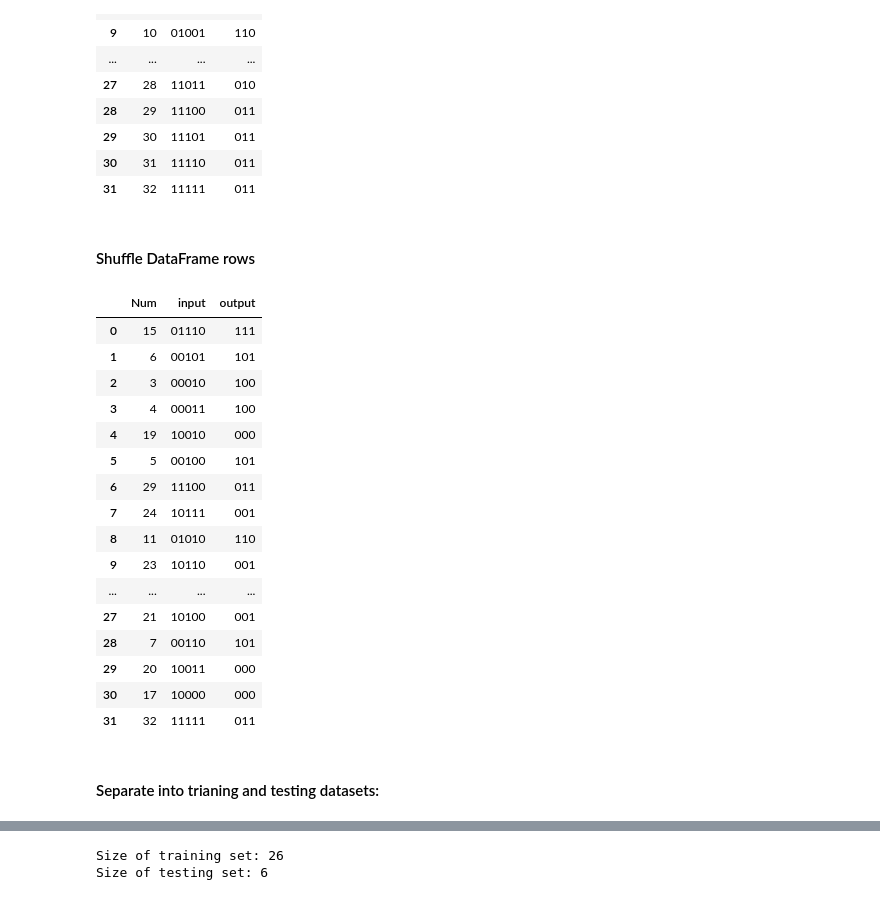
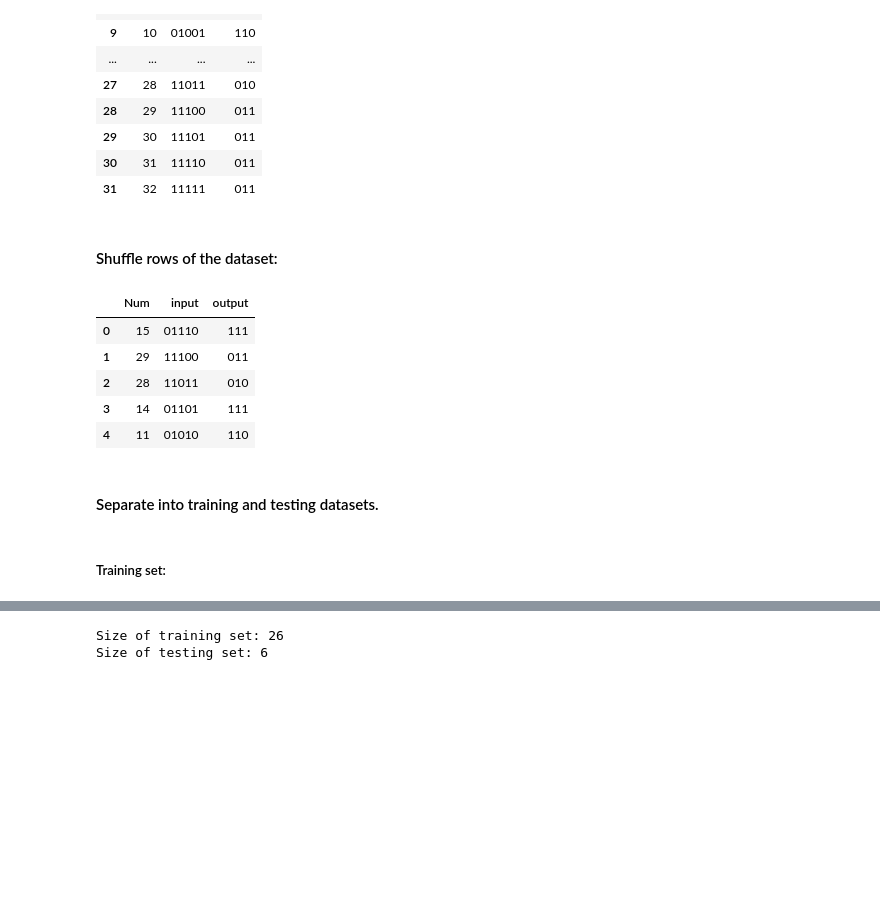
Before and after one commit to DeltSystem32/Multilayer-Perceptron, a Jupyter notebook: CIS3187_Assignment.ipynb, the cells around one changed output, grey strips where cells are left out. Cells and saved outputs as stored; diff of their text form; code cells hidden in the pictures; blank space fills up the shorter version.

```diff
--- a/CIS3187_Assignment.ipynb
+++ b/CIS3187_Assignment.ipynb
@@ -45,29 +82,20 @@ df
 | 30 | 31 | 11110 | 011 |
 | 31 | 32 | 11111 | 011 |
 # %% [markdown]
-#### Shuffle DataFrame rows
+#### Shuffle rows of the dataset:
 # %%
 df = df.sample(frac=1).reset_index(drop=True)
-df
+df.head()
 # %% [output]
 |  | Num | input | output |
 | 0 | 15 | 01110 | 111 |
-| 1 | 6 | 00101 | 101 |
-| 2 | 3 | 00010 | 100 |
-| 3 | 4 | 00011 | 100 |
-| 4 | 19 | 10010 | 000 |
-| 5 | 5 | 00100 | 101 |
-| 6 | 29 | 11100 | 011 |
-| 7 | 24 | 10111 | 001 |
-| 8 | 11 | 01010 | 110 |
-| 9 | 23 | 10110 | 001 |
-| ... | ... | ... | ... |
-| 27 | 21 | 10100 | 001 |
-| 28 | 7 | 00110 | 101 |
-| 29 | 20 | 10011 | 000 |
-| 30 | 17 | 10000 | 000 |
-| 31 | 32 | 11111 | 011 |
+| 1 | 29 | 11100 | 011 |
+| 2 | 28 | 11011 | 010 |
+| 3 | 14 | 01101 | 111 |
+| 4 | 11 | 01010 | 110 |
 # %% [markdown]
-#### Separate into trianing and testing datasets:
+#### Separate into training and testing datasets.
+# %% [markdown]
+##### Training set:
 # %%
 training_df = df[:26]
```
Also changed, not shown: parts of 80 cells of this notebook.
